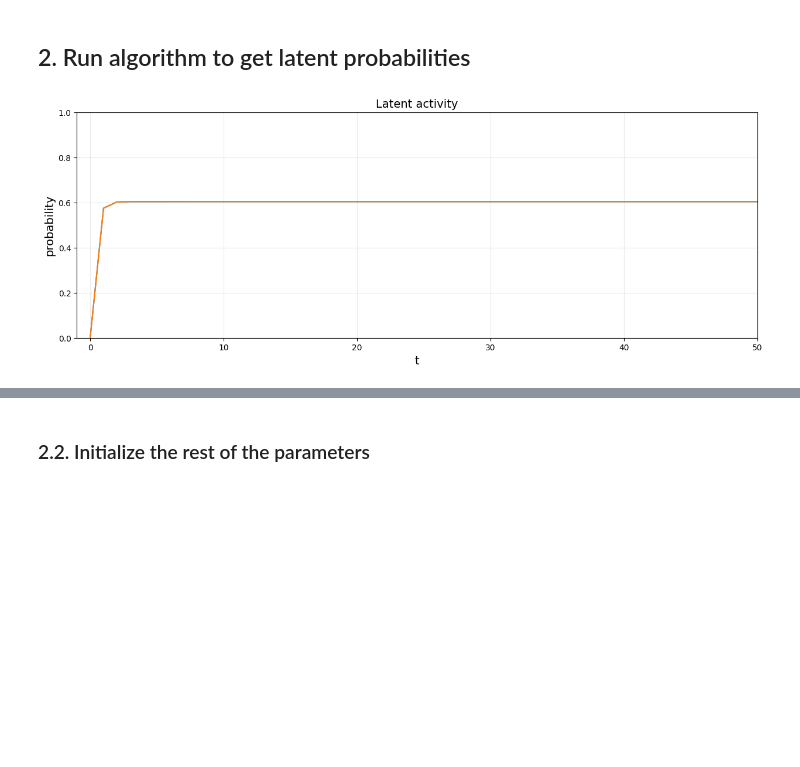
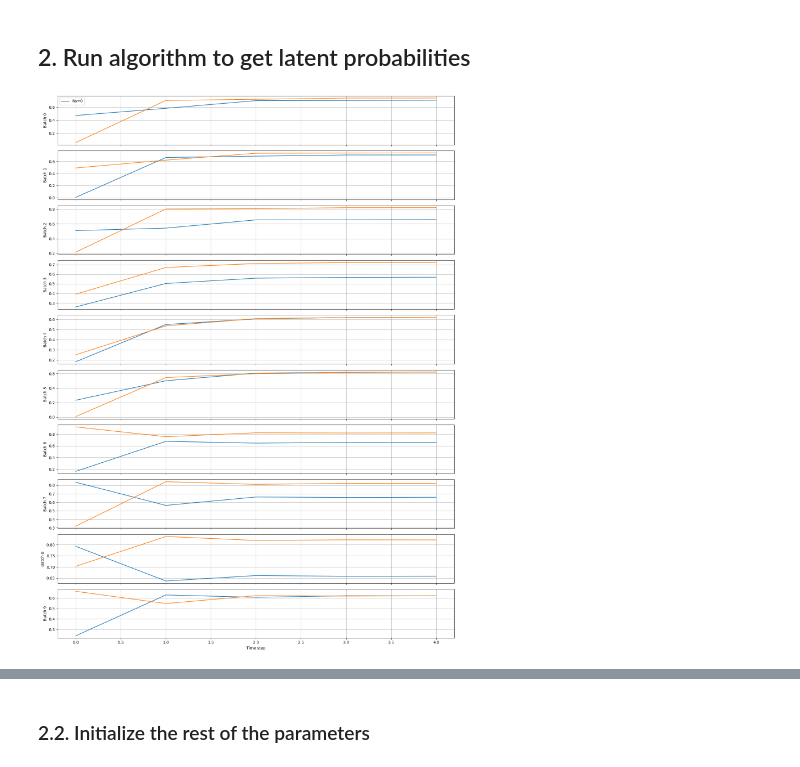
Before and after one commit to cgoldman123/coarse_graining_algorithms, a Jupyter notebook: notebooks/coarse_grain.ipynb, the cells around one changed output, grey strips where cells are left out. Cells and saved outputs as stored; diff of their text form; code cells hidden in the pictures; blank space fills up the shorter version.

```diff
--- a/notebooks/coarse_grain.ipynb
+++ b/notebooks/coarse_grain.ipynb
@@ -51,11 +52,11 @@ G   = np.array([0,1,0,0,0,0,0,0,0,0,0,0,0,0,0,0,0,0]) # message passing paramete
 # Connectivity matrix between state nodes
 # Ns x Ns
 self_coupling_on, sparsity_J, gain_J, Jtype  = 0, 0, 3, 'nonferr' # interaction matrix settings
-J = array([[0,.2],[.2,0]])
+J = array([[0,.8],[.8,0]])
 
 # Connectivity matrix between state and observation nodes
 # Ns x Ny
-V = array([[.3,.3],[.3,3]])
+V = array([[.3,-.3],[.5,.5]])
 # Empty embedding matrix because we don't care about neural response
 
 embedding_arr = (Nr,Ns)
@@ -68,19 +69,23 @@ noise_seed = 2022
 # %% [markdown]
 ## 2. Run algorithm to get latent probabilities
 # %%
-B_train, B_val = 2000, 500       # No. of batches; I changed from 25k to 2.5k for training batches.
+B_train, B_val = 500, 50       # No. of batches; I changed from 25k to 2.5k for training batches.
                                  # It's also kind of confusing because a single batch is Ns x T
                                  # instead of multiple Ns x T
                                  #
-T = 1000                         # No. of time steps
+T = 5                         # No. of time steps
 kernel  = 30                     # Sliding window
 stride = 5                       # how big each jump is
                                  # Here we have consistent input for the entire time period
 
 ##################
 # These parameters are not used since observations are binary
-T_low, T_high = T, T+1           # range of time periods for which input is held constant
+T_low, T_high = T, T+1           # range of time periods for which input is held constant: T and T+1 means constant for entire period
+# T_low, T_high = 2, 5          # range of time periods for which input is held constant
 yG_low, yG_high = np.sqrt(Ns), np.sqrt(Ns)   # These input gains give us binary observations
+#yG_low, yG_high = 2, 3   #
+
+
 ##################
 # Specify sampling or message passing function
 # runTAP - message passing
@@ -89,22 +94,22 @@ TAP_func=runTAP
 y_train, x_train, r_train = tap.generate_TAPdynamics(theta, params, B_train, T, T_low, T_high, yG_low, yG_high,kernel,stride,TAP_func=TAP_func)
 
 y_val, x_val, r_val = tap.generate_TAPdynamics(theta, params, B_val, T, T_low, T_high, yG_low, yG_high,kernel,stride,TAP_func=TAP_func)
-# %%
-# if you get an error that np is not defined run first cell in TrainTAPbrain.ipynb to load necessary dependencies
-fig, axs = plt.subplots(1,1, figsize=(15, 5))
-
-axs.plot(x_train[0].T)
-
-axs.axis([-1, 50, 0, 1])
-
-
-axs.grid(True, alpha=0.25)
-axs.set_xlabel('t', fontsize=14)
-
-axs.set_ylabel('probability', fontsize=14)
-axs.set_title('Latent activity', fontsize=14)
-
-
-plt.show()
-# %% [output]
-[figure, removed]
+# %%
+# Plot the first 10 batches of training data
+B_to_plot = 10  # first 10 batches
+B_total, Ns, T = x_train.shape
+
+fig, axs = plt.subplots(B_to_plot, 1, figsize=(15, 2*B_to_plot), sharex=True)
+
+for b in range(B_to_plot):
+    for n in range(Ns):
+        axs[b].plot(x_train[b, n, :], label=f'Ns={n}' if n==0 else None)
+    axs[b].set_ylabel(f'Batch {b}')
+    axs[b].grid(True)
+
+axs[-1].set_xlabel('Time step')
+axs[0].legend()  # show legend only on first batch
+plt.tight_layout()
+plt.show()
+# %% [output]
+[figure, added]
```
Also changed, not shown: parts of 13 cells of this notebook, 5 other files.
